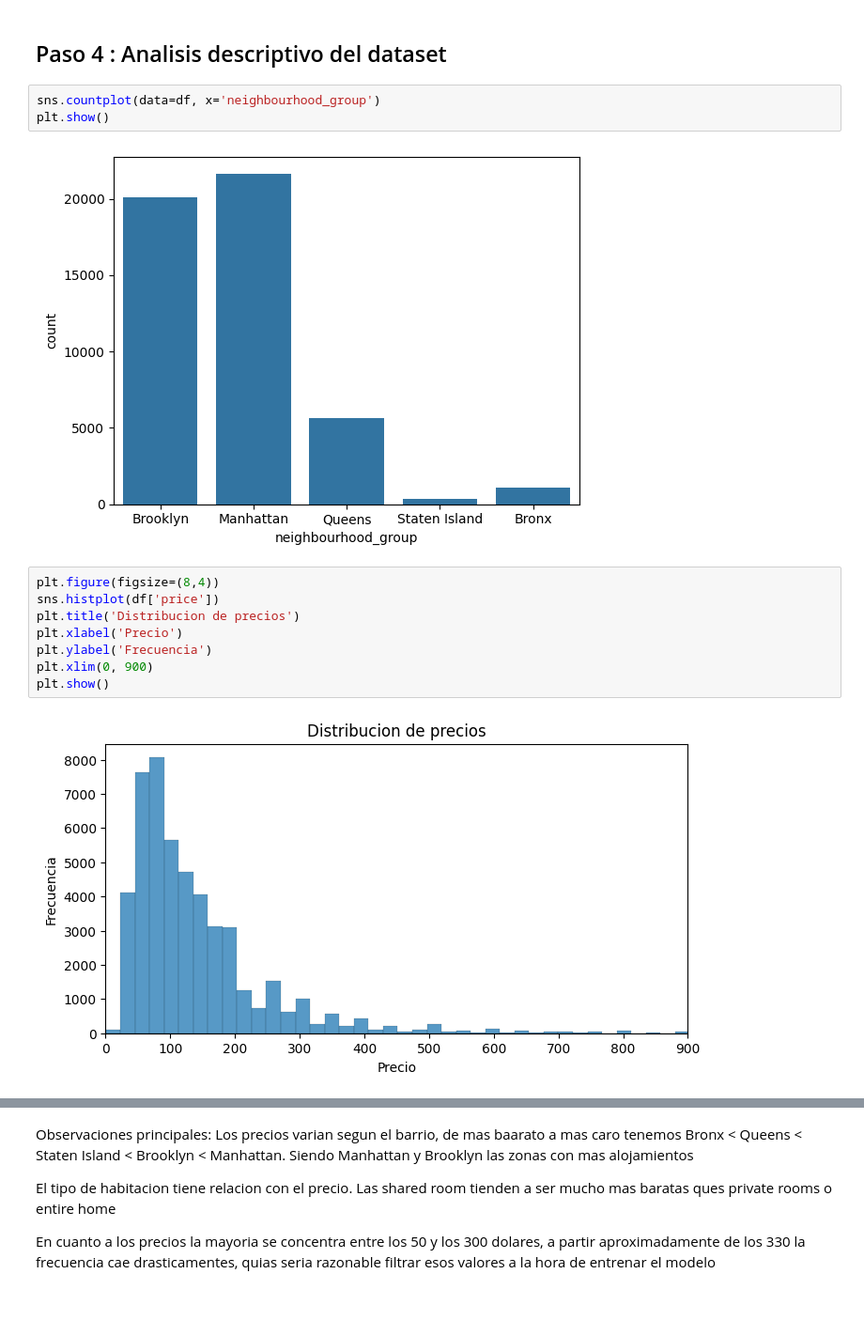
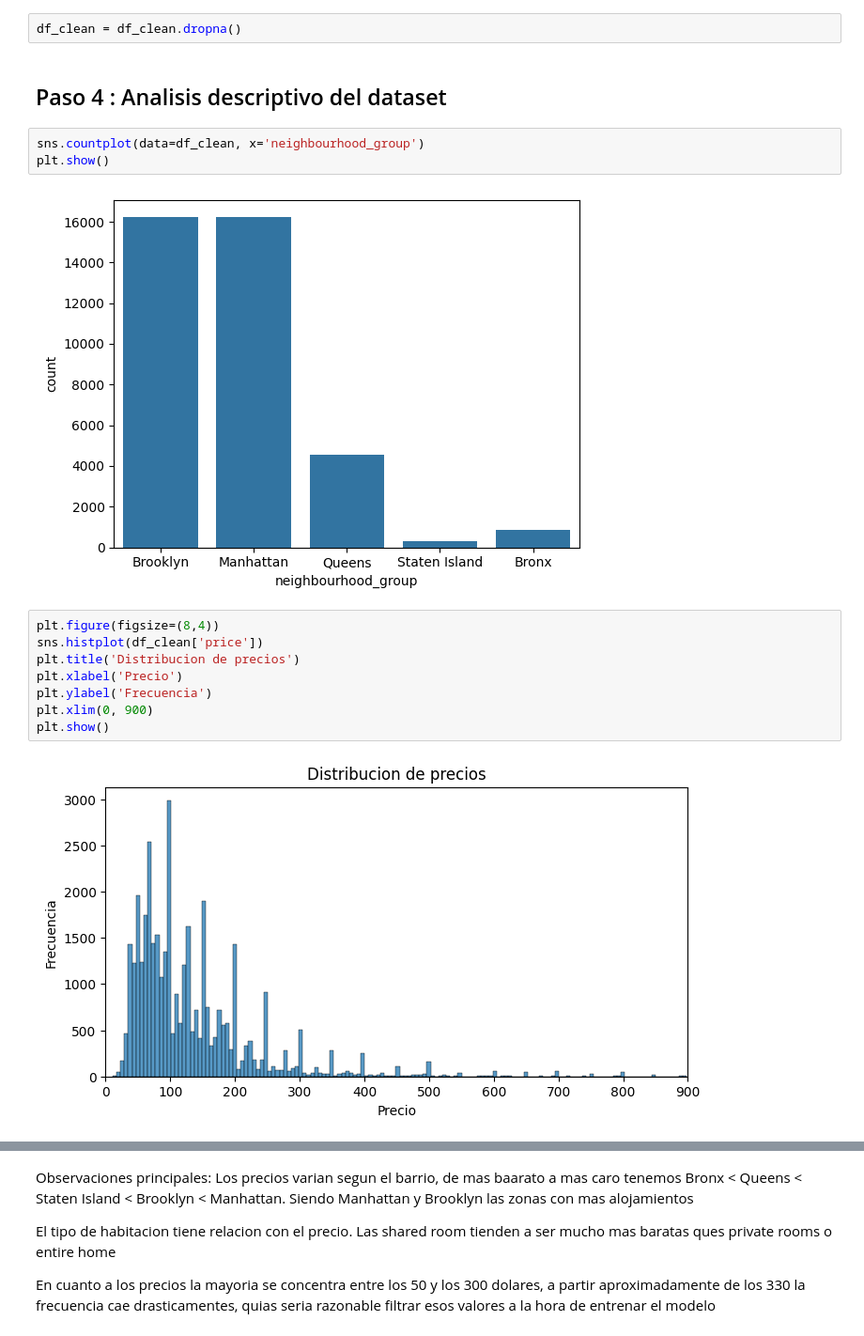
Before and after one commit to 4GeeksAcademy/najuvgz-intro-ml, a Jupyter notebook: src/eda-airbnd-ny.ipynb, the cells around one changed output, grey strips where cells are left out. Shown at 94% size. Cells and saved outputs as stored; diff of their text form; blank space fills up the shorter version.

```diff
--- a/src/eda-airbnd-ny.ipynb
+++ b/src/eda-airbnd-ny.ipynb
@@ -143,19 +146,21 @@ df_clean
+# %%
+df_clean = df_clean.dropna()
 # %% [markdown]
 ## Paso 4 : Analisis descriptivo del dataset
 # %%
-sns.countplot(data=df, x='neighbourhood_group')
+sns.countplot(data=df_clean, x='neighbourhood_group')
 plt.show()
 # %% [output]
-[figure, old version]
+[figure, new version]
 # %%
 plt.figure(figsize=(8,4))
-sns.histplot(df['price'])
+sns.histplot(df_clean['price'])
 plt.title('Distribucion de precios')
 plt.xlabel('Precio')
 plt.ylabel('Frecuencia')
 plt.xlim(0, 900)
 plt.show()
 # %% [output]
-[figure, old version]
+[figure, new version]
 # %%
 plt.figure(figsize=(8, 5))
```
Also changed, not shown: parts of 8 cells of this notebook, 2 other files.
